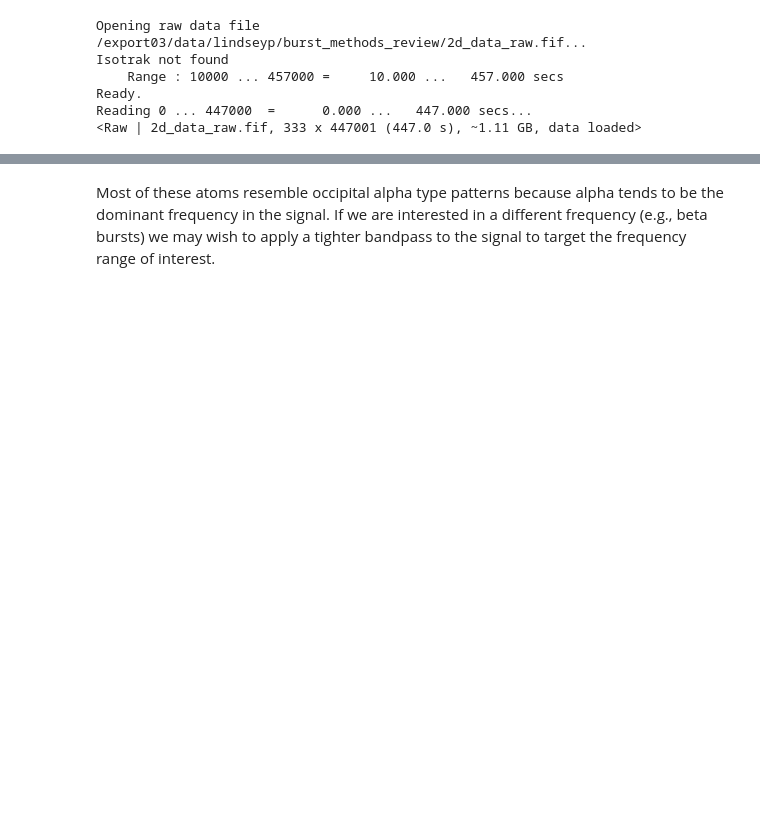
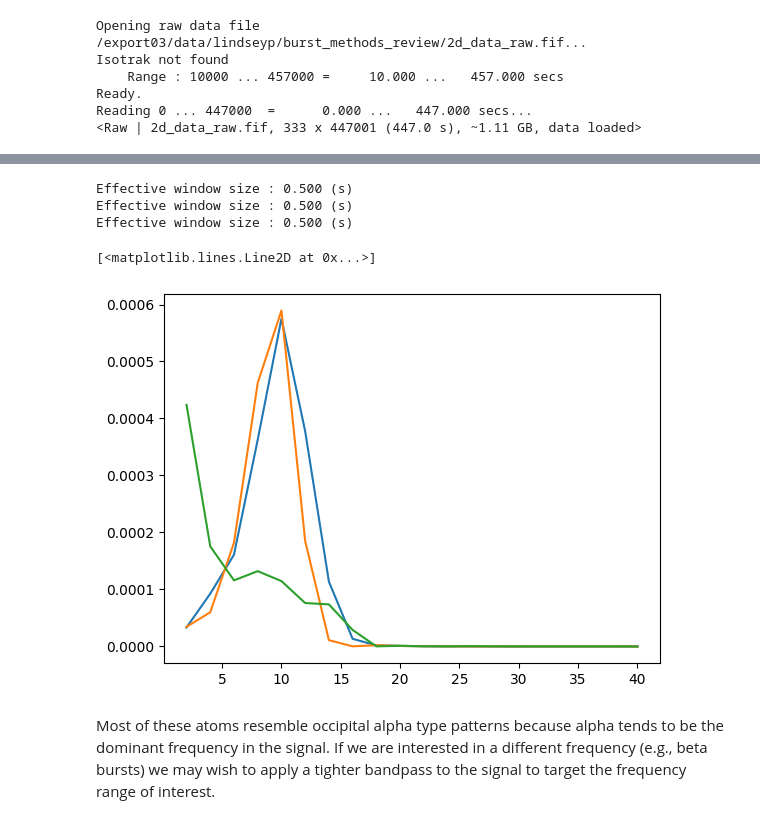
Before and after one commit to lindseypower/BurstDetection_Tutorials, a Jupyter notebook: Tutorials/CDL.ipynb, the cells around one changed output, grey strips where cells are left out. Drawn from its saved outputs; the diff is of its cells as text; code cells hidden in the pictures; blank space fills up the shorter version.

```diff
--- a/Tutorials/CDL.ipynb
+++ b/Tutorials/CDL.ipynb
@@ -204,3 +205,21 @@ for fig_idx, (atoms_start, atoms_stop) in enumerate(atoms_in_figs, start=1):
+# %%
+# Plot PSD to show the frequency composition of each detected pattern
+v_hat = cdl_model.v_hat_
+v_hat.shape
+
+PSD0, PSD_fVec = mne.time_frequency.psd_array_welch(v_hat[0,:], Fs, fmin=1, fmax=40, n_fft=500, n_overlap=400)
+PSD1, PSD_fVec = mne.time_frequency.psd_array_welch(v_hat[1,:], Fs, fmin=1, fmax=40, n_fft=500, n_overlap=400)
+PSD2, PSD_fVec = mne.time_frequency.psd_array_welch(v_hat[2,:], Fs, fmin=1, fmax=40, n_fft=500, n_overlap=400)
+
+plt.plot(PSD_fVec, PSD0)
+plt.plot(PSD_fVec, PSD1)
+plt.plot(PSD_fVec, PSD2)
+# %% [output]
+Effective window size : 0.500 (s)
+Effective window size : 0.500 (s)
+Effective window size : 0.500 (s)
+[<matplotlib.lines.Line2D at 0x...>]
+[figure, added]
 # %% [markdown]
 Most of these atoms resemble occipital alpha type patterns because alpha tends to be the dominant frequency in the signal. If we are interested in a different frequency (e.g., beta bursts) we may wish to apply a tighter bandpass to the signal to target the frequency range of interest.
 # %%
```
Also changed, not shown: parts of 8 cells of this notebook.
